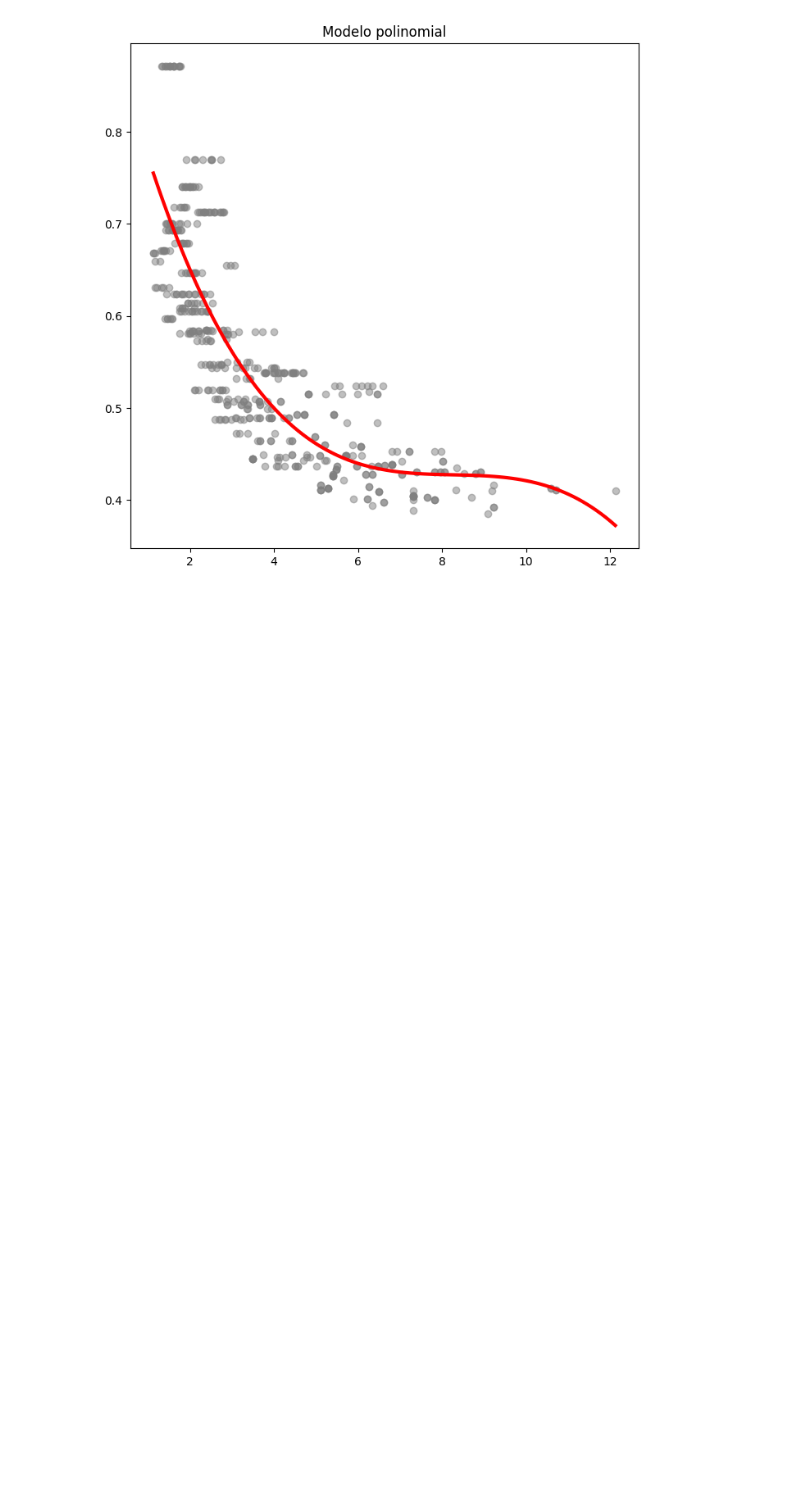
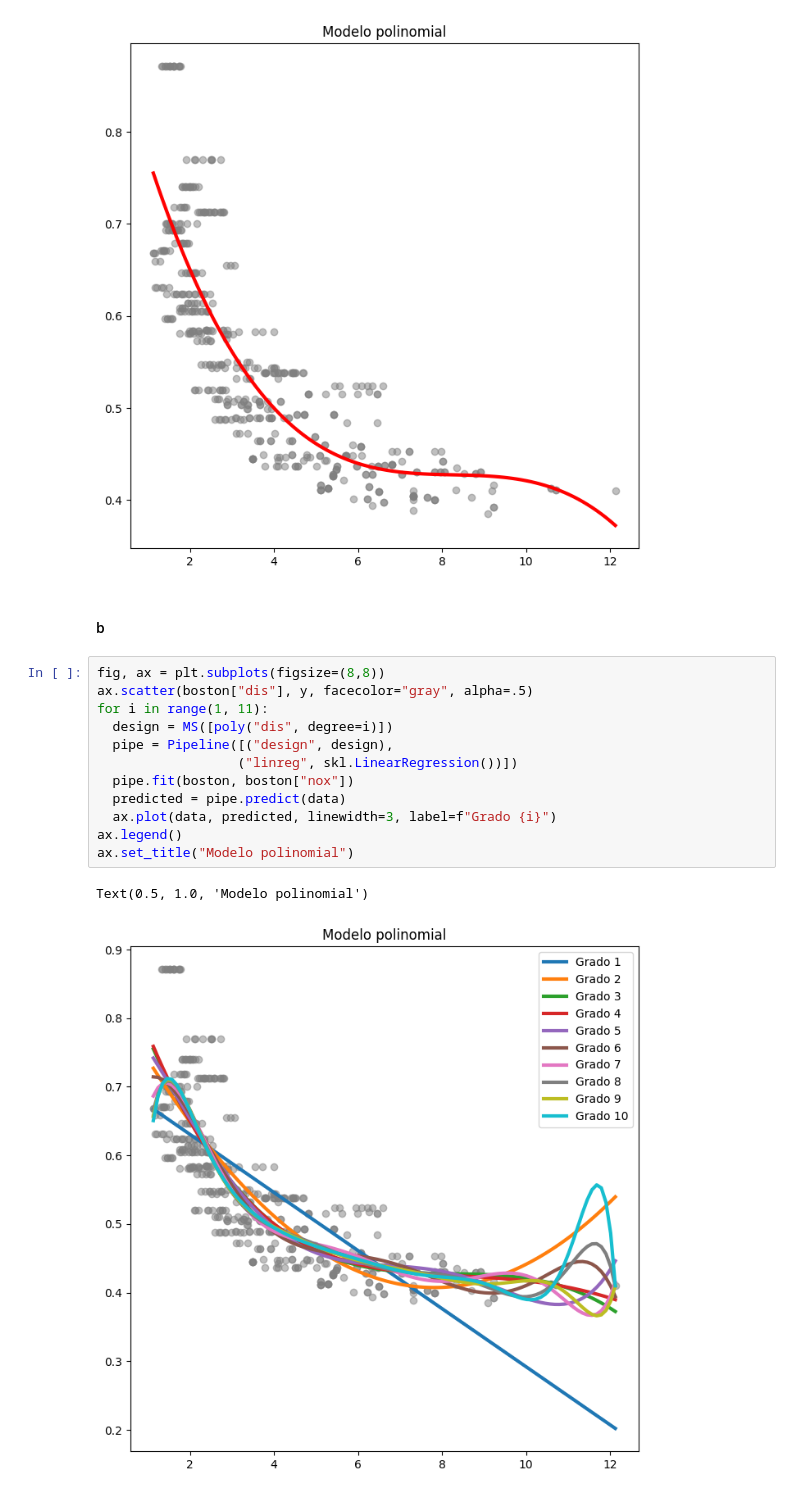
Before and after one commit to chuancao26/islp, a Jupyter notebook: nonLinearExercices.ipynb, the cells around one changed output. Drawn from its saved outputs; the diff is of its cells as text; blank space fills up the shorter version.

```diff
--- a/nonLinearExercices.ipynb
+++ b/nonLinearExercices.ipynb
@@ -1114,3 +1116,20 @@ ax.set_title("Modelo polinomial")
 plt.show()
 # %% [output]
 [figure]
+# %% [markdown]
+#### b
+# %%
+fig, ax = plt.subplots(figsize=(8,8))
+ax.scatter(boston["dis"], y, facecolor="gray", alpha=.5)
+for i in range(1, 11):
+  design = MS([poly("dis", degree=i)])
+  pipe = Pipeline([("design", design),
+                  ("linreg", skl.LinearRegression())])
+  pipe.fit(boston, boston["nox"])
+  predicted = pipe.predict(data)
+  ax.plot(data, predicted, linewidth=3, label=f"Grado {i}")
+ax.legend()
+ax.set_title("Modelo polinomial")
+# %% [output]
+Text(0.5, 1.0, 'Modelo polinomial')
+[figure, added]
```
Also changed, not shown: parts of 17 cells of this notebook.
